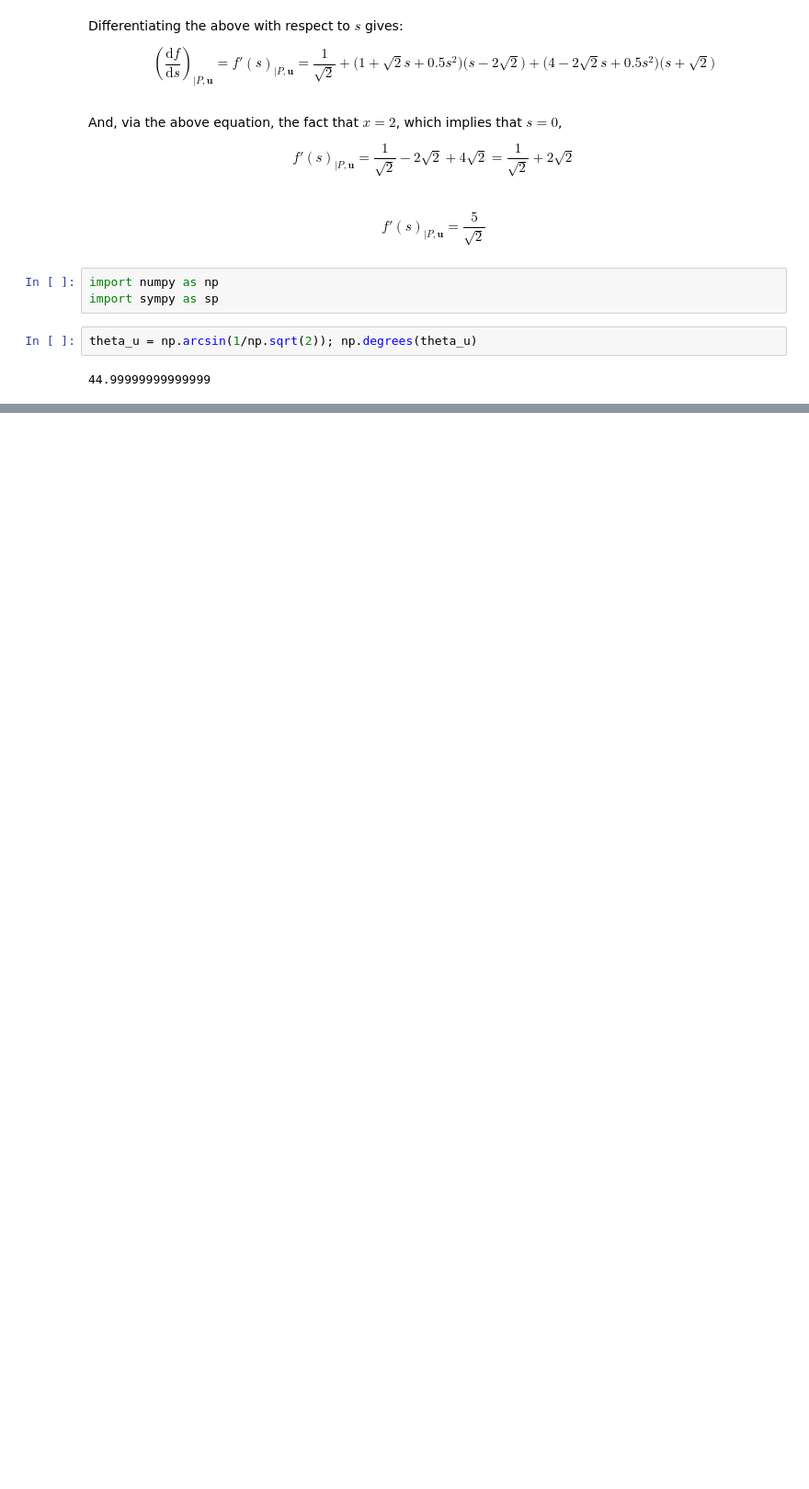
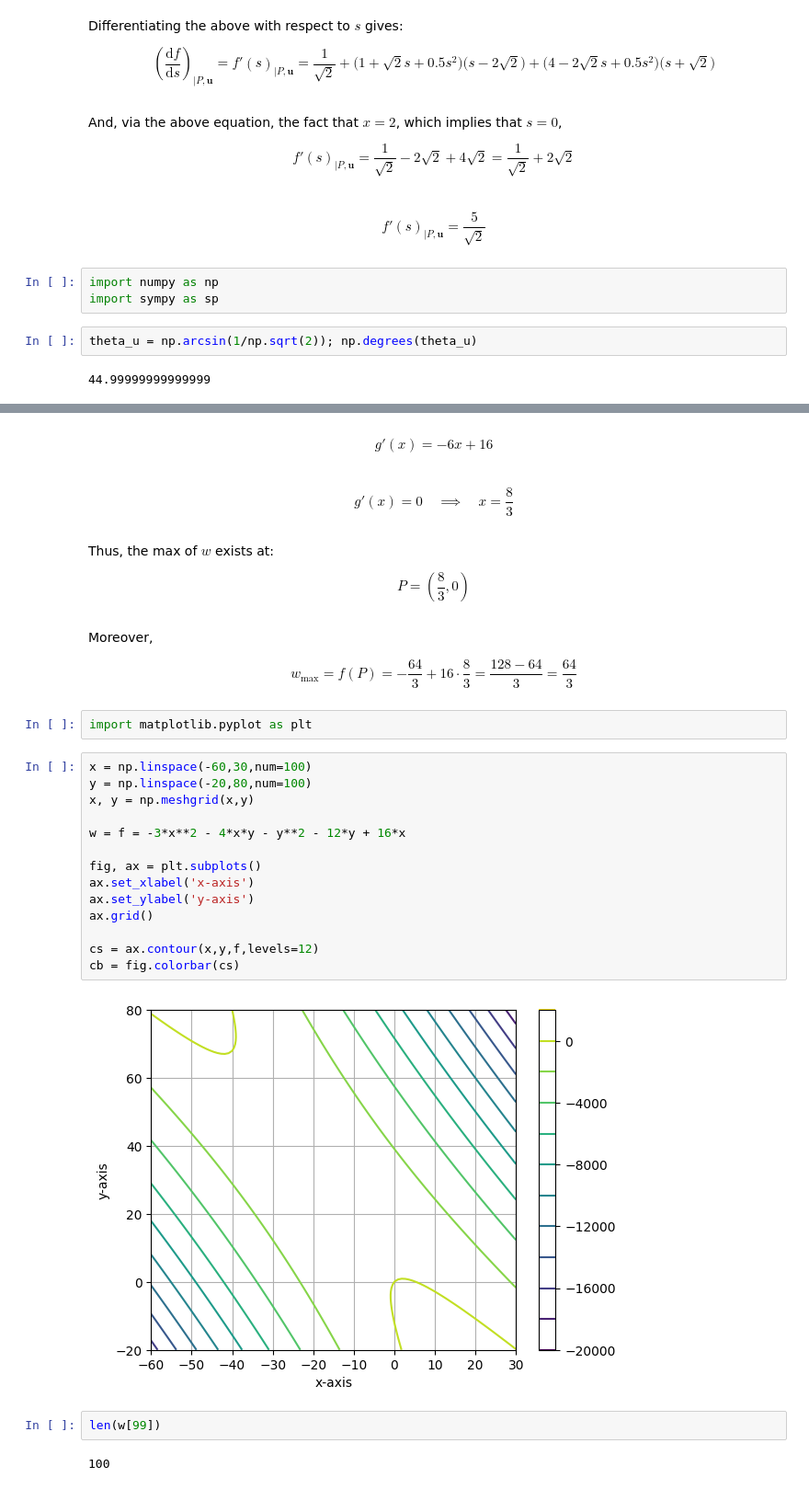
Before and after one commit to jordandll/MultivariableCalculus, a Jupyter notebook: PartialDerivatives/Exam/Exam2.ipynb, the cells around one changed output, grey strips where cells are left out. Shown at 92% size. Cells and saved outputs as stored; diff of their text form; blank space fills up the shorter version.

```diff
--- a/PartialDerivatives/Exam/Exam2.ipynb
+++ b/PartialDerivatives/Exam/Exam2.ipynb
@@ -71,0 +147,34 @@ theta_u = np.arcsin(1/np.sqrt(2)); np.degrees(theta_u)
+# %% [markdown]
+$$ g'(x) = -6x + 16$$
+# %% [markdown]
+$$ g'(x) = 0 \quad\implies\quad x = \frac{8}{3}$$
+# %% [markdown]
+Thus, the max of $w$ exists at:
+
+$$ P = \left(\frac{8}{3},0\right) $$
+# %% [markdown]
+Moreover,
+
+$$ w_\max = f(P) = -\frac{64}{3} + 16\cdot\frac{8}{3} = \frac{128-64}{3} = \frac{64}{3}$$
+# %%
+import matplotlib.pyplot as plt
+# %%
+x = np.linspace(-60,30,num=100)
+y = np.linspace(-20,80,num=100)
+x, y = np.meshgrid(x,y)
+
+w = f = -3*x**2 - 4*x*y - y**2 - 12*y + 16*x
+
+fig, ax = plt.subplots()
+ax.set_xlabel('x-axis')
+ax.set_ylabel('y-axis')
+ax.grid()
+
+cs = ax.contour(x,y,f,levels=12)
+cb = fig.colorbar(cs)
+# %% [output]
+[figure, added]
+# %%
+len(w[99])
+# %% [output]
+100
```
Also changed, not shown: parts of 64 cells of this notebook, 1 other file.
